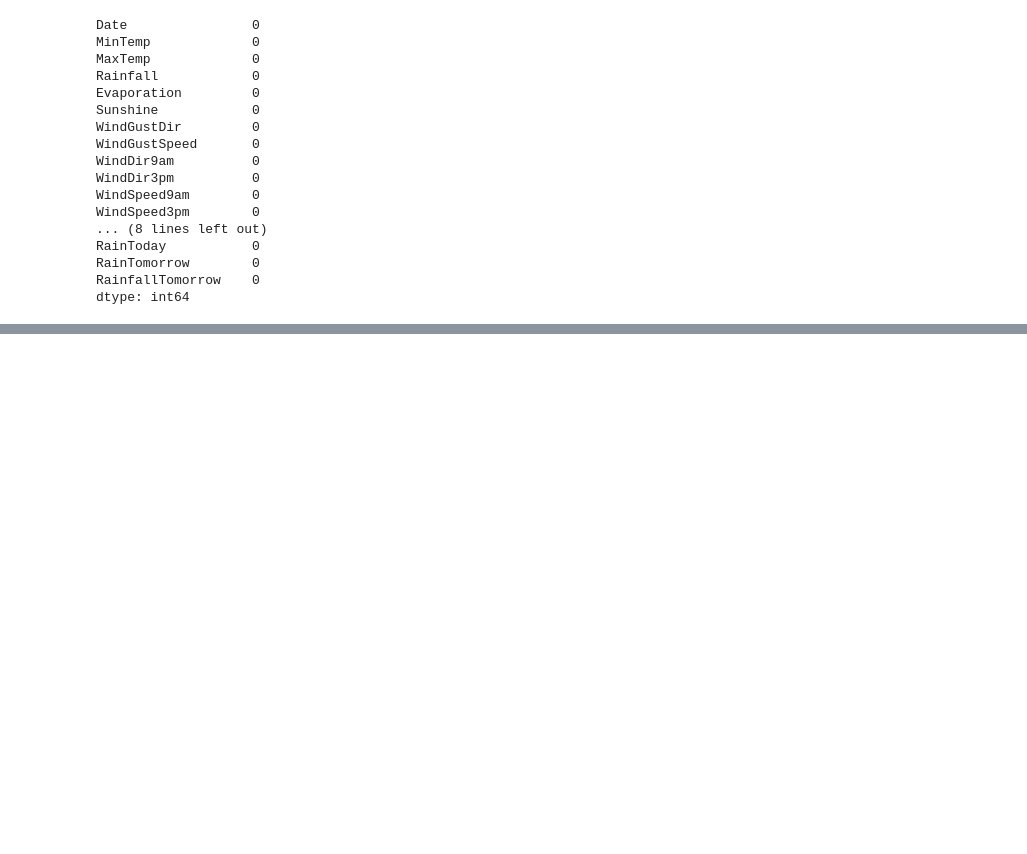
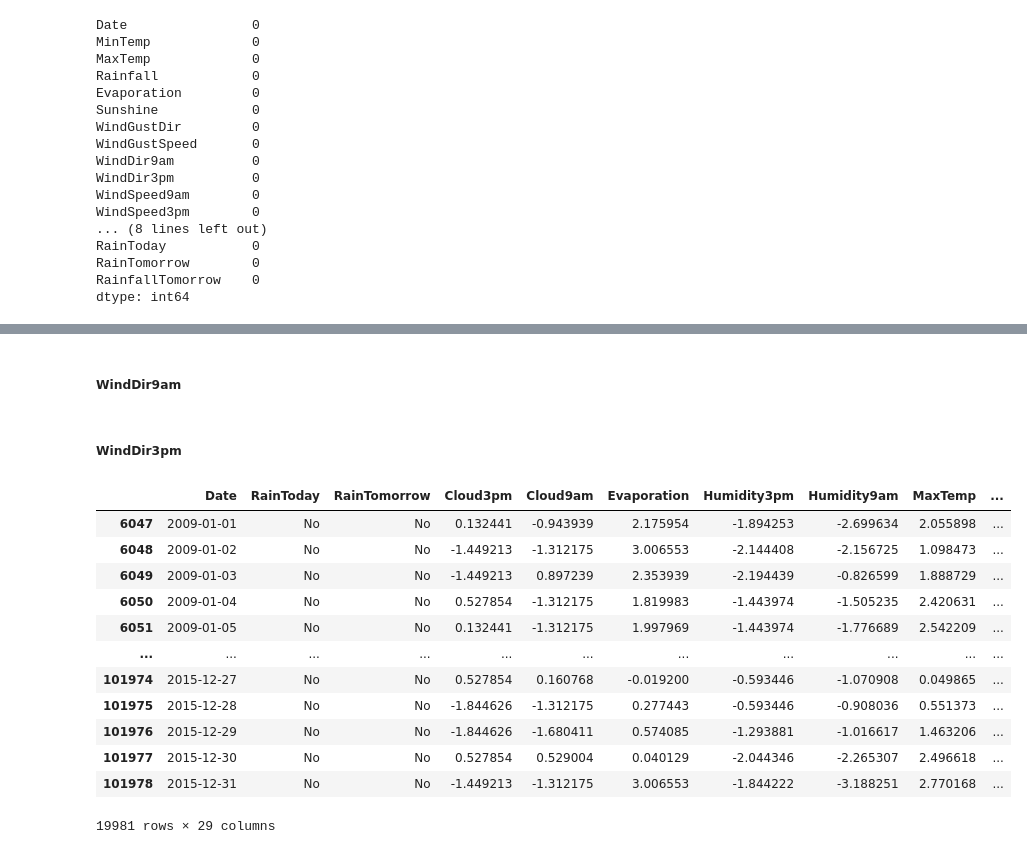
Before and after one commit to franciscoryb1/AA1-TUIA-RodriguezYBarros, a Jupyter notebook: TP-2.ipynb, the cells around one changed output, grey strips where cells are left out. Drawn from its saved outputs; the diff is of its cells as text; code cells hidden in the pictures; blank space fills up the shorter version.

Commit message:
escallado y dummies

```diff
--- a/TP-2.ipynb
+++ b/TP-2.ipynb
@@ -835,0 +840,4 @@ dtype: int64
+# %%
+columnas_numericas = df_train.columns.difference(columnas_categoricas)
+df_train_numeric = df_train[columnas_numericas]
+df_test_numeric = df_test[columnas_numericas]
@@ -835,0 +952,58 @@ dtype: int64
+# %% [markdown]
+##### WindDir9am
+# %%
+d_WindDir9am_train = pd.get_dummies(
+    df_train_escalado["WindDir9am_Agrupado"], dtype=int, drop_first=True
+)
+d_WindDir9am_train = d_WindDir9am_train.rename(
+    columns={"N": "WindDir9am_N", "S": "WindDir9am_S", "W": "WindDir9am_W"}
+)
+df_train_escalado = df_train_escalado.drop("WindDir9am_Agrupado", axis=1)
+df_train_escalado = pd.concat([df_train_escalado, d_WindDir9am_train], axis=1)
+
+
+d_WindDir9am_test = pd.get_dummies(
+    df_test_escalado["WindDir9am_Agrupado"], dtype=int, drop_first=True
+)
+d_WindDir9am_test = d_WindDir9am_test.rename(
+    columns={"N": "WindDir9am_N", "S": "WindDir9am_S", "W": "WindDir9am_W"}
+)
+df_test_escalado = df_test_escalado.drop("WindDir9am_Agrupado", axis=1)
+df_test_escalado = pd.concat([df_test_escalado, d_WindDir9am_test], axis=1)
+# %% [markdown]
+##### WindDir3pm
+# %%
+d_WindDir3pm_train = pd.get_dummies(
+    df_train_escalado["WindDir3pm_Agrupado"], dtype=int, drop_first=True
+)
+d_WindDir3pm_train = d_WindDir3pm_train.rename(
+    columns={"N": "WindDir3pm_N", "S": "WindDir3pm_S", "W": "WindDir3pm_W"}
+)
+df_train_escalado = df_train_escalado.drop("WindDir3pm_Agrupado", axis=1)
+df_train_escalado = pd.concat([df_train_escalado, d_WindDir3pm_train], axis=1)
+
+
+d_WindDir3pm_test = pd.get_dummies(
+    df_test_escalado["WindDir3pm_Agrupado"], dtype=int, drop_first=True
+)
+d_WindDir3pm_test = d_WindDir3pm_test.rename(
+    columns={"N": "WindDir3pm_N", "S": "WindDir3pm_S", "W": "WindDir3pm_W"}
+)
+df_test_escalado = df_test_escalado.drop("WindDir3pm_Agrupado", axis=1)
+df_test_escalado = pd.concat([df_test_escalado, d_WindDir3pm_test], axis=1)
+# %%
+df_train_escalado
+# %% [output]
+|  | Date | RainToday | RainTomorrow | Cloud3pm | Cloud9am | Evaporation | Humidity3pm | Humidity9am | MaxTemp | ... |
+| 6047 | 2009-01-01 | No | No | 0.132441 | -0.943939 | 2.175954 | -1.894253 | -2.699634 | 2.055898 | ... |
+| 6048 | 2009-01-02 | No | No | -1.449213 | -1.312175 | 3.006553 | -2.144408 | -2.156725 | 1.098473 | ... |
+| 6049 | 2009-01-03 | No | No | -1.449213 | 0.897239 | 2.353939 | -2.194439 | -0.826599 | 1.888729 | ... |
+| 6050 | 2009-01-04 | No | No | 0.527854 | -1.312175 | 1.819983 | -1.443974 | -1.505235 | 2.420631 | ... |
+| 6051 | 2009-01-05 | No | No | 0.132441 | -1.312175 | 1.997969 | -1.443974 | -1.776689 | 2.542209 | ... |
+| ... | ... | ... | ... | ... | ... | ... | ... | ... | ... | ... |
+| 101974 | 2015-12-27 | No | No | 0.527854 | 0.160768 | -0.019200 | -0.593446 | -1.070908 | 0.049865 | ... |
+| 101975 | 2015-12-28 | No | No | -1.844626 | -1.312175 | 0.277443 | -0.593446 | -0.908036 | 0.551373 | ... |
+| 101976 | 2015-12-29 | No | No | -1.844626 | -1.680411 | 0.574085 | -1.293881 | -1.016617 | 1.463206 | ... |
+| 101977 | 2015-12-30 | No | No | 0.527854 | 0.529004 | 0.040129 | -2.044346 | -2.265307 | 2.496618 | ... |
+| 101978 | 2015-12-31 | No | No | -1.449213 | -1.312175 | 3.006553 | -1.844222 | -3.188251 | 2.770168 | ... |
+19981 rows × 29 columns
```
Also changed, not shown: parts of 16 cells of this notebook, 1 other file.
